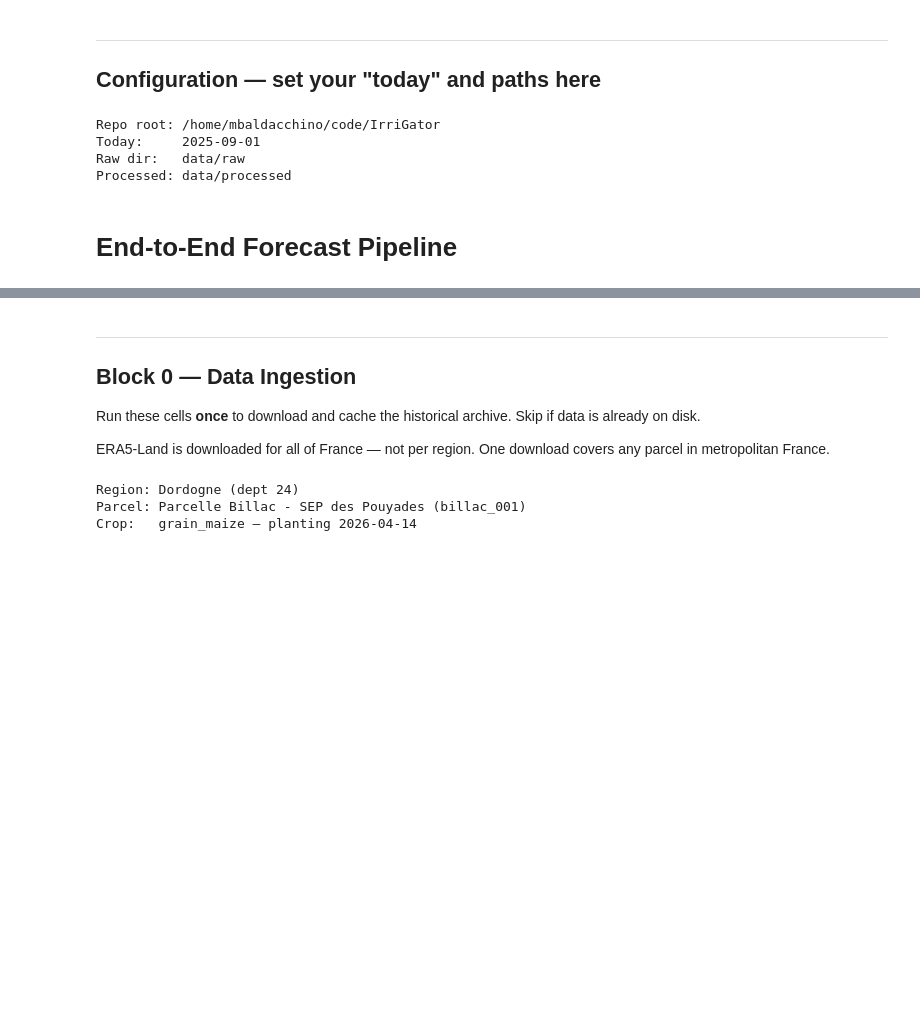
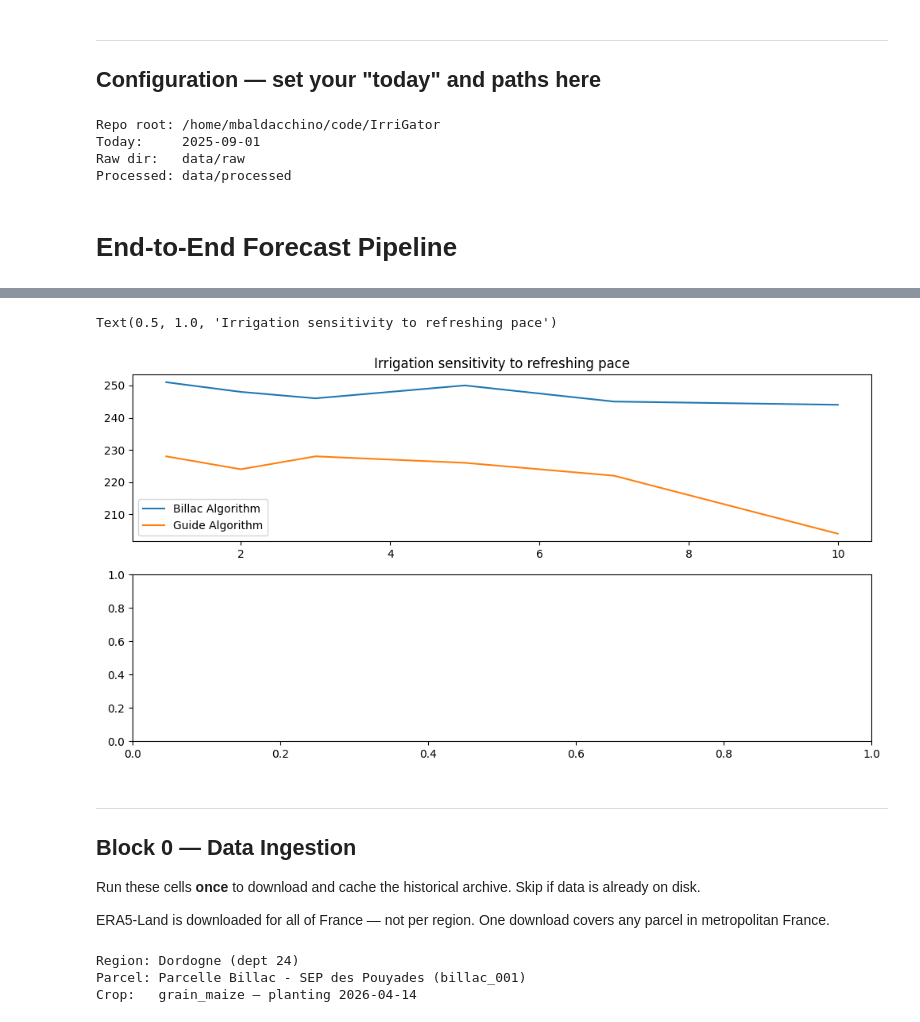
Before and after one commit to Catmosphere314/IrriGator, a Jupyter notebook: notebook/WW_Retrospective_Forecasts.ipynb, the cells around one changed output, grey strips where cells are left out. Saved outputs shown, nothing was run; the diff lists cells and outputs as text; code cells hidden in the pictures; blank space fills up the shorter version.

```diff
--- a/notebook/WW_Retrospective_Forecasts.ipynb
+++ b/notebook/WW_Retrospective_Forecasts.ipynb
@@ -57,6 +57,8 @@ PARCEL_CONFIG_IRR = f"configs/parcels/billac_{TODAY.year}.yaml"
 PARCEL_CONFIG_OPT = f"configs/parcels/billac_{TODAY.year}_test_irr.yaml"
 
 PARCEL_CONFIG2 = f"configs/parcels/guide_{TODAY.year}_no_irr.yaml"
+PARCEL_CONFIG2_IRR = f"configs/parcels/guide_{TODAY.year}.yaml"
+PARCEL_CONFIG2_OPT = f"configs/parcels/guide_{TODAY.year}_test_irr.yaml"
 
 
 HISTORICAL_PARCEL_CONFIG = f"configs/parcels/billac_{TODAY.year}.yaml"
@@ -402,0 +772,28 @@ compare_irrigation_strategies(parcels=parcels, names=names, scenario=scenario, s
+# %%
+space_time = [1, 2, 3, 5, 7, 10]
+summary_billac = pd.DataFrame(
+    {
+        "space": space_time,
+        "irrigation": [
+            summary.loc[summary["series"] == f"Billac Algo Irr {space}", "irrigation_mm"]
+            for space in space_time
+        ],
+        "final_yield": [
+            summary.loc[summary["series"] == f"Billac Algo Irr {space}", "final_dry_yield_t_ha"]
+            for space in space_time
+        ],
+    }
+)
+summary_guide = pd.DataFrame(
+    {
+        "space": space_time,
+        "irrigation": [
+            summary.loc[summary["series"] == f"Guide Algo Irr {space}", "irrigation_mm"]
+            for space in space_time
+        ],
+        "final_yield": [
+            summary.loc[summary["series"] == f"Guide Algo Irr {space}", "final_dry_yield_t_ha"]
+            for space in space_time
+        ],
+    }
+)
@@ -403,3 +802,16 @@ compare_irrigation_strategies(parcels=parcels, names=names, scenario=scenario, s
+# %%
+import matplotlib.pyplot as plt
+
+fig, axes = plt.subplots(2, figsize=(12,6))
+
+ax = axes[0]
+ax.plot(summary_billac["space"], summary_billac["irrigation"], label="Billac Algorithm")
+ax.plot(summary_guide["space"], summary_guide["irrigation"], label="Guide Algorithm")
+ax.legend()
+ax.set_title("Irrigation sensitivity to refreshing pace")
+# %% [output]
+Text(0.5, 1.0, 'Irrigation sensitivity to refreshing pace')
+[figure, added]
 # %% [markdown]
 ---
 ## Block 0 — Data Ingestion
```
Also changed, not shown: parts of 5 cells of this notebook, 1 other file.
